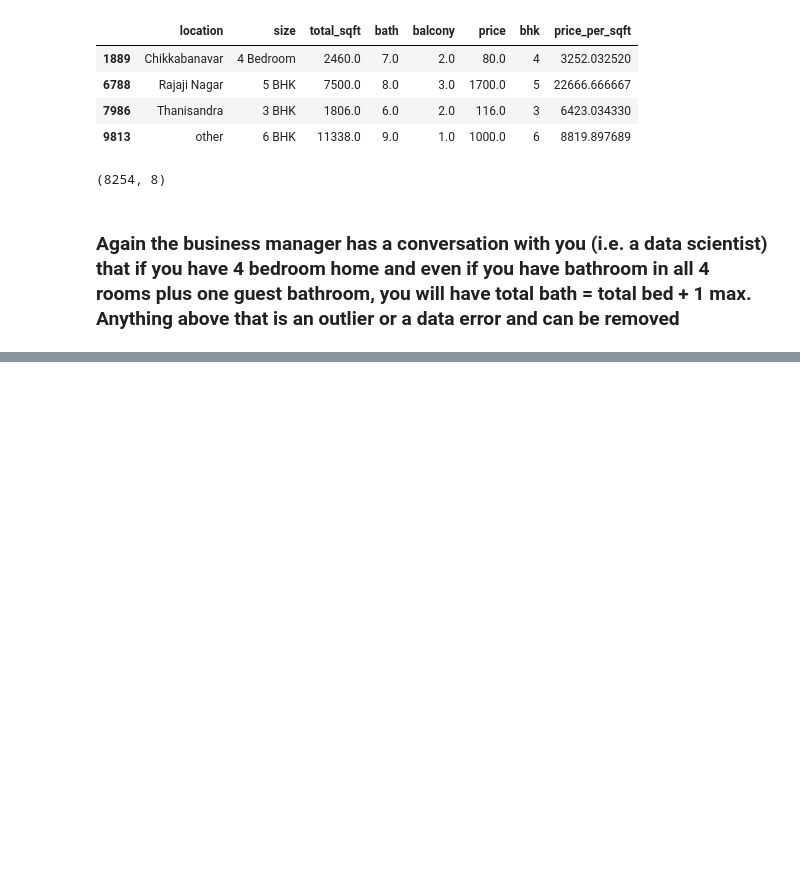
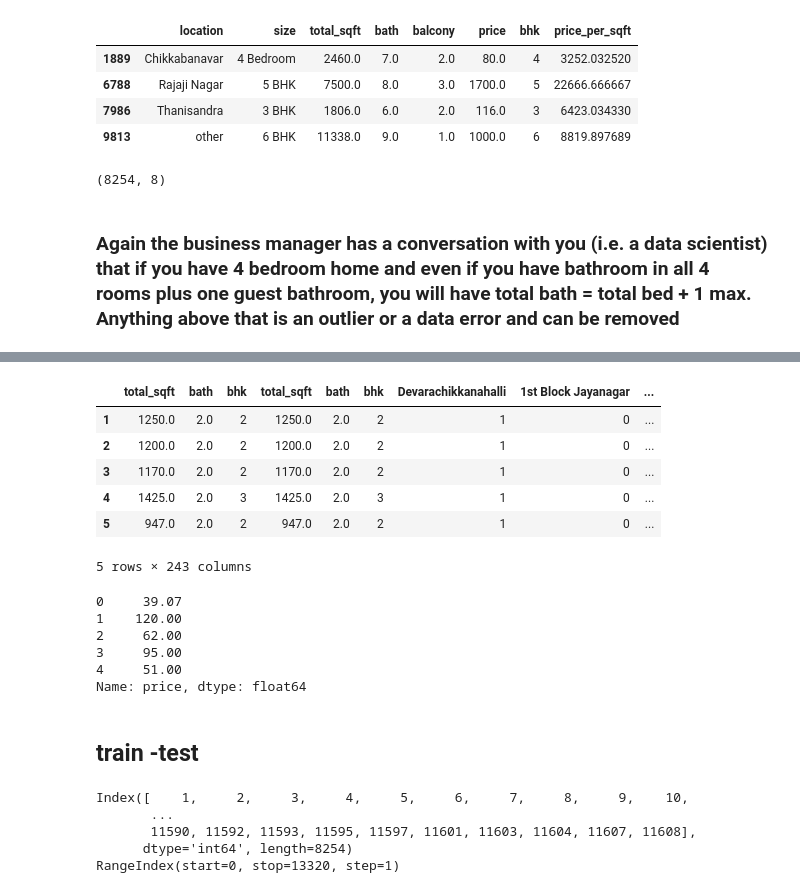
Before and after one commit to PratyushPoddar07/DS_project, a Jupyter notebook: Real Estate model/Estate.ipynb, the cells around one changed output, grey strips where cells are left out. Saved outputs shown, nothing was run; the diff lists cells and outputs as text; code cells hidden in the pictures; blank space fills up the shorter version.

```diff
--- a/Real Estate model/Estate.ipynb
+++ b/Real Estate model/Estate.ipynb
@@ -355,0 +402,23 @@ df9 =df8.drop
+# %%
+X = df11.drop('price',axis =1)
+X.head()
+# %% [output]
+|  | total_sqft | bath | bhk | total_sqft | bath | bhk | Devarachikkanahalli | 1st Block Jayanagar | ... |
+| 1 | 1250.0 | 2.0 | 2 | 1250.0 | 2.0 | 2 | 1 | 0 | ... |
+| 2 | 1200.0 | 2.0 | 2 | 1200.0 | 2.0 | 2 | 1 | 0 | ... |
+| 3 | 1170.0 | 2.0 | 2 | 1170.0 | 2.0 | 2 | 1 | 0 | ... |
+| 4 | 1425.0 | 2.0 | 3 | 1425.0 | 2.0 | 3 | 1 | 0 | ... |
+| 5 | 947.0 | 2.0 | 2 | 947.0 | 2.0 | 2 | 1 | 0 | ... |
+5 rows × 243 columns
+# %%
+y = df.price
+y.head()
+# %% [output]
+0     39.07
+1    120.00
+2     62.00
+3     95.00
+4     51.00
+Name: price, dtype: float64
+# %% [markdown]
+## train -test
@@ -355,0 +427,10 @@ df9 =df8.drop
+# %%
+# If X is a DataFrame and y is a Series
+print(X.index)
+print(y.index)
+# %% [output]
+Index([    1,     2,     3,     4,     5,     6,     7,     8,     9,    10,
+       ...
+       11590, 11592, 11593, 11595, 11597, 11601, 11603, 11604, 11607, 11608],
+      dtype='int64', length=8254)
+RangeIndex(start=0, stop=13320, step=1)
```
Also changed, not shown: parts of 29 cells of this notebook, 1 other file.
